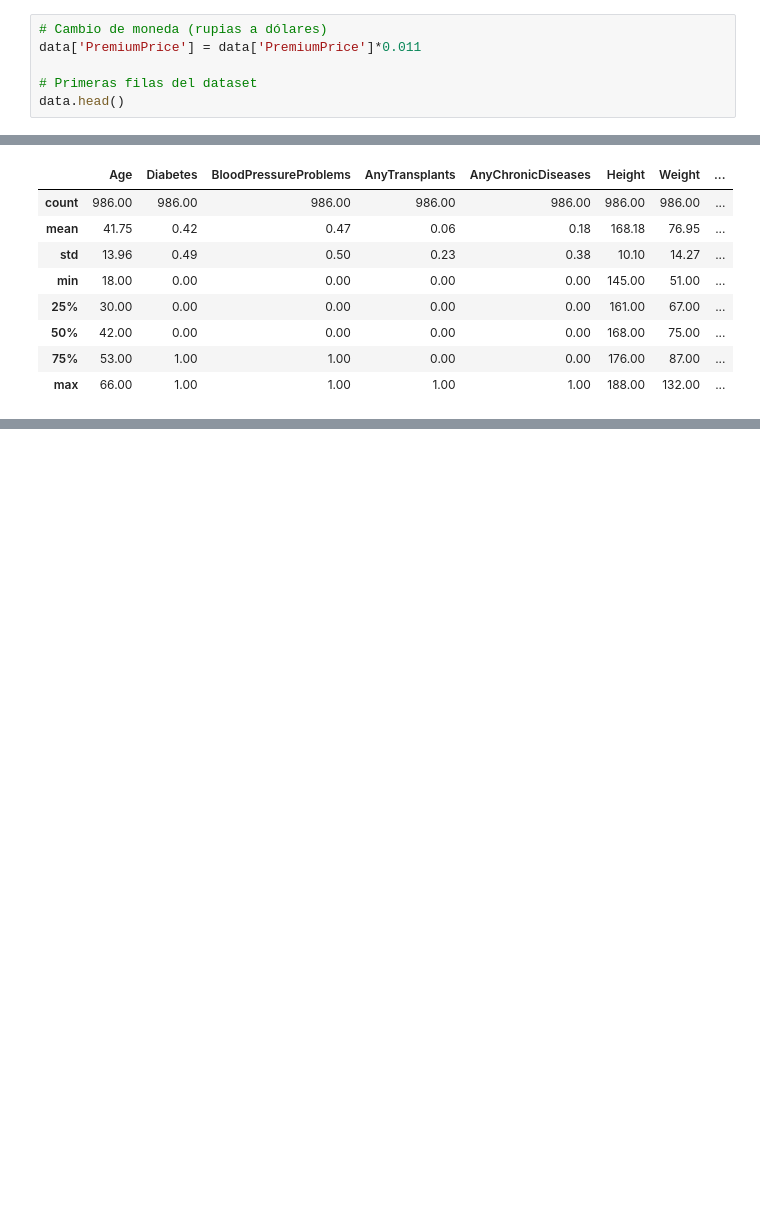
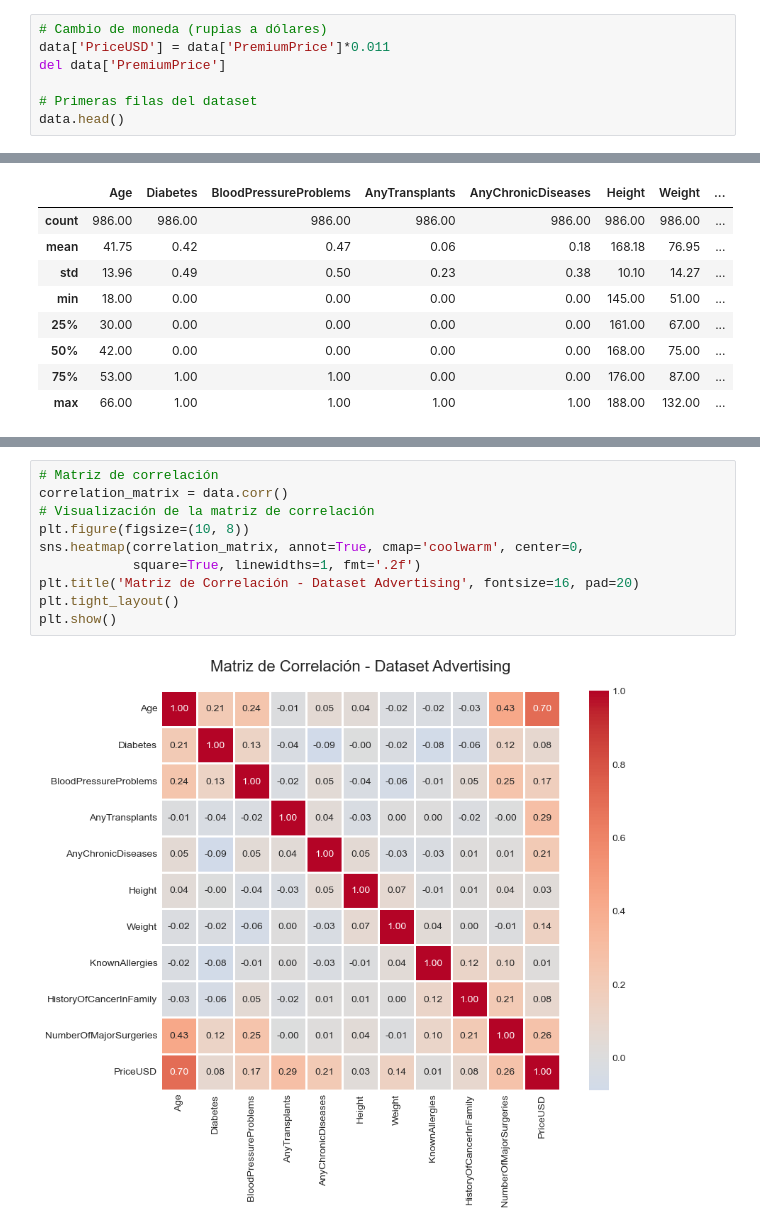
Before and after one commit to AleCarregha/Proyecto_Final_Mineria_INNOVAdores, a Jupyter notebook: Proyecto_final.ipynb, the cells around one changed output, grey strips where cells are left out. Saved outputs shown, nothing was run; the diff lists cells and outputs as text; blank space fills up the shorter version.

```diff
--- a/Proyecto_final.ipynb
+++ b/Proyecto_final.ipynb
@@ -63,7 +54,8 @@ Columnas: ['Age', 'Diabetes', 'BloodPressureProblems', 'AnyTransplants', 'AnyChr
 ### 2. Análisis exploratorio de datos (EDA):
 # %%
 # Cambio de moneda (rupias a dólares)
-data['PremiumPrice'] = data['PremiumPrice']*0.011
+data['PriceUSD'] = data['PremiumPrice']*0.011
+del data['PremiumPrice']
 
 # Primeras filas del dataset
 data.head()
@@ -129 +121,13 @@ PremiumPrice               0
 dtype: int64
+# %%
+# Matriz de correlación
+correlation_matrix = data.corr()
+# Visualización de la matriz de correlación
+plt.figure(figsize=(10, 8))
+sns.heatmap(correlation_matrix, annot=True, cmap='coolwarm', center=0,
+            square=True, linewidths=1, fmt='.2f')
+plt.title('Matriz de Correlación - Dataset Advertising', fontsize=16, pad=20)
+plt.tight_layout()
+plt.show()
+# %% [output]
+[figure, added]
```
Also changed, not shown: parts of 7 cells of this notebook.
